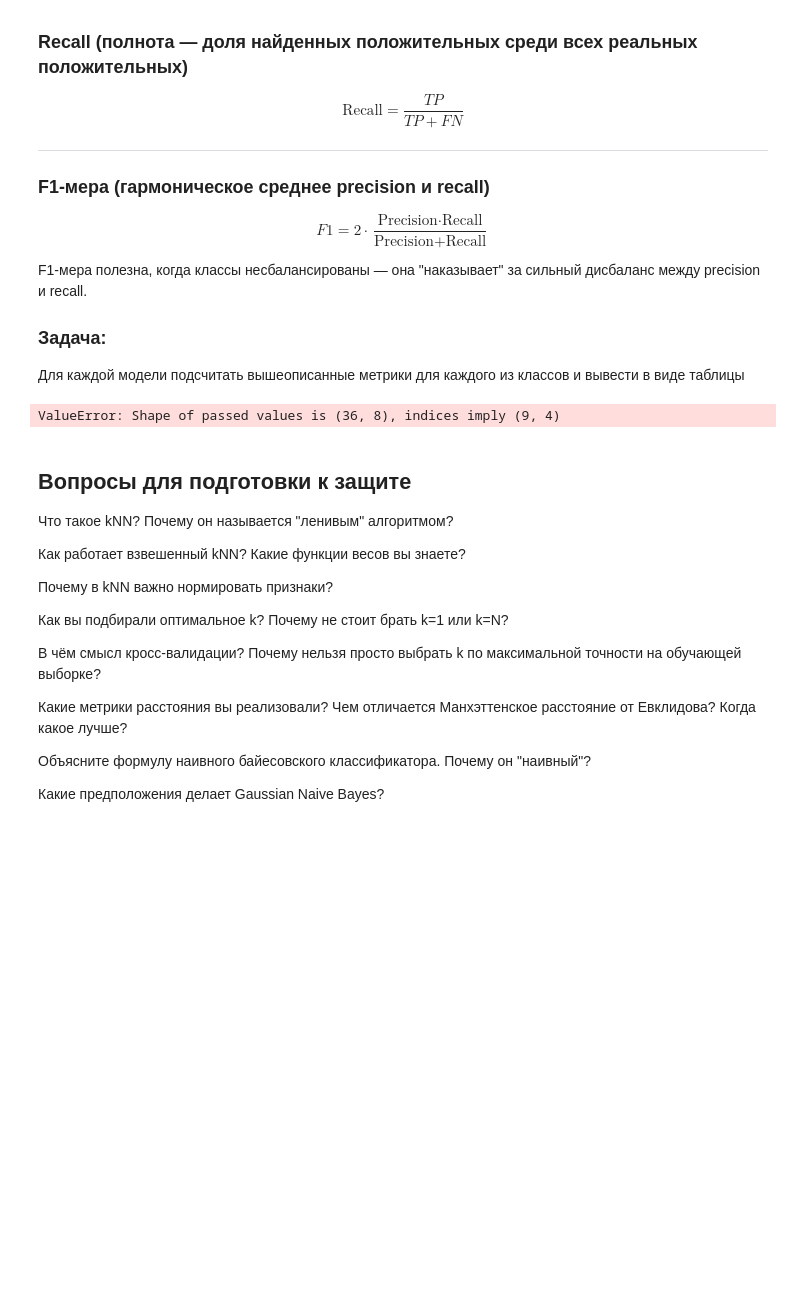
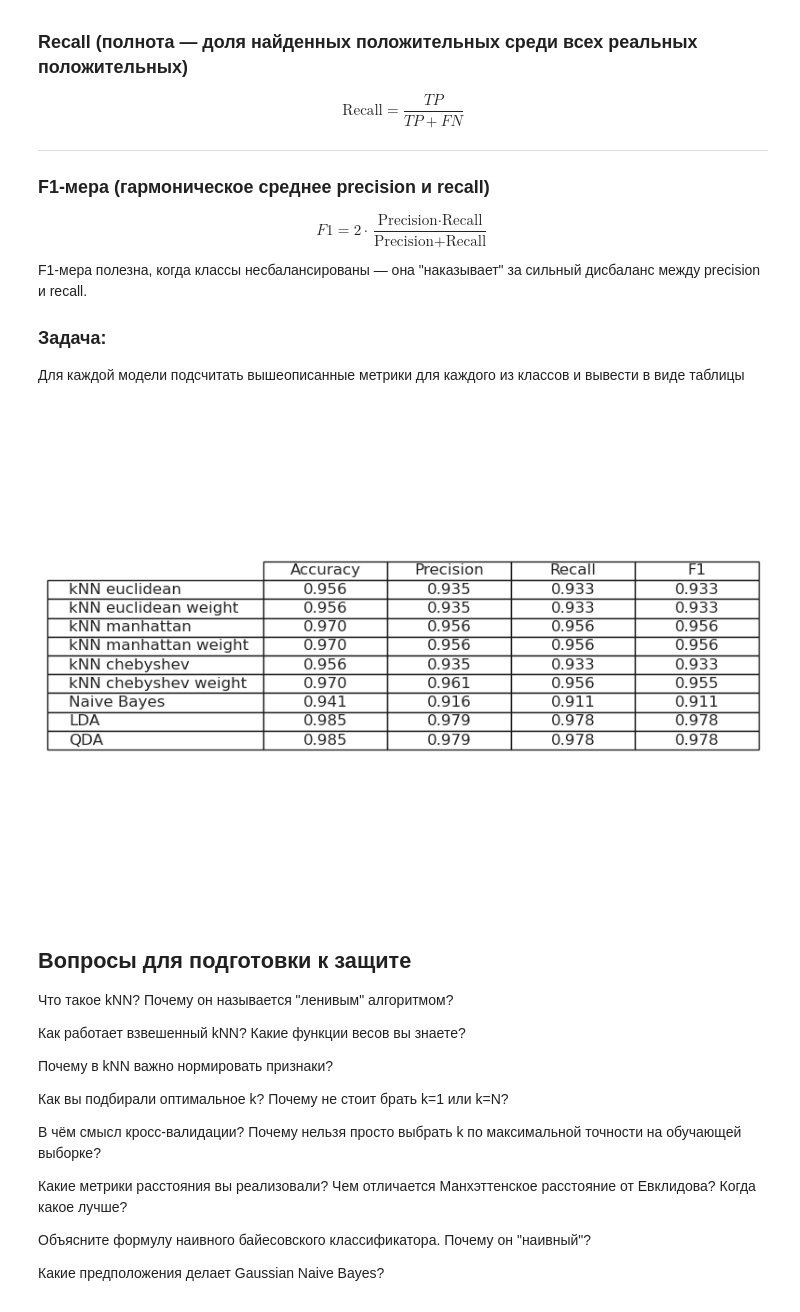
Before and after one commit to mikhail-alaska/hse, a Jupyter notebook: mo/pr1/HomeWork_1-2.ipynb, the cells around one changed output. Cells and saved outputs as stored; diff of their text form; code cells hidden in the pictures; blank space fills up the shorter version.

```diff
--- a/mo/pr1/HomeWork_1-2.ipynb
+++ b/mo/pr1/HomeWork_1-2.ipynb
@@ -641,16 +641,32 @@ F1-мера полезна, когда классы несбалансирова
 
 ### Задача:
 Для каждой модели подсчитать вышеописанные метрики для каждого из классов и вывести в виде таблицы
-# %%
-data = [evaluate(y_test, x) for x in [predict_kNN_euclidean, predict_kNN_euclidean_w, predict_kNN_manhattan, predict_kNN_manhattan_w, predict_kNN_chebyshev, predict_kNN_chebyshev_w, predict_nb, predict_lda, predict_qda]]
-rows_idx = rows
-summary = pd.DataFrame(
-    data=np.vstack(data), columns=columns, index=rows_idx
-).round(3)
-
-display(summary)
-# %% [output]
-ValueError: Shape of passed values is (36, 8), indices imply (9, 4)
+# %%
+columns = ['Accuracy', 'Precision', 'Recall', 'F1']
+rows = ['kNN euclidean', 'kNN euclidean weight',
+        'kNN manhattan', 'kNN manhattan weight',
+        'kNN chebyshev', 'kNN chebyshev weight',
+        'Naive Bayes', 'LDA', 'QDA']
+
+preds = [predict_kNN_euclidean, predict_kNN_euclidean_w,
+         predict_kNN_manhattan, predict_kNN_manhattan_w,
+         predict_kNN_chebyshev, predict_kNN_chebyshev_w,
+         predict_nb, predict_lda, predict_qda]
+
+data = [
+    evaluate(y_test, p, include_macro=True).loc['macro_avg', columns].to_numpy(dtype=float)
+    for p in preds
+]
+cell_text = [[f'{x:.3f}' for x in row] for row in data]
+
+fig, ax = plt.subplots(figsize=(8, 0.5*len(rows)+1))
+ax.table(cellText=cell_text, colLabels=columns, rowLabels=rows,
+         cellLoc='center', loc='center')
+ax.axis('off')
+plt.tight_layout()
+plt.show()
+# %% [output]
+[figure, added]
 # %% [markdown]
 ## Вопросы для подготовки к защите
 
```
